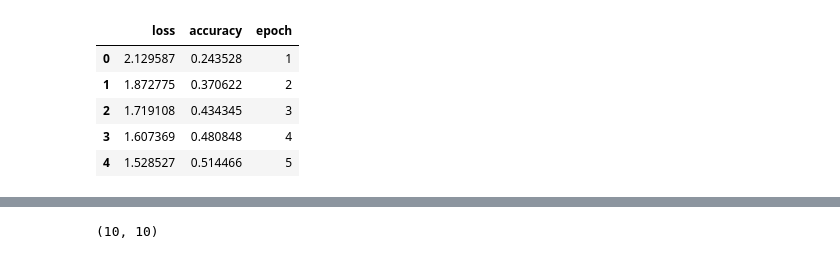
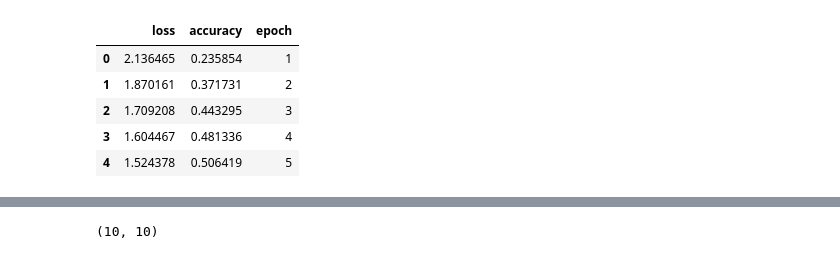
Before and after one commit to Epicosp/TextML, a Jupyter notebook: model_evaluation.ipynb, the cells around one changed output, grey strips where cells are left out. Drawn from its saved outputs; the diff is of its cells as text; code cells hidden in the pictures.

```diff
--- a/model_evaluation.ipynb
+++ b/model_evaluation.ipynb
@@ -1,24 +1,24 @@
 # %%
 # imports
 import pandas as pd
 import numpy as np
 import matplotlib.pyplot as plt
 import tensorflow as tf
 import tensorflow_text
 from tensorflow import keras
 import seaborn as sns
 
 # read model metric data, drop duplicated column
-df = pd.read_csv('saved_models/NLP_1/NLP_1.csv')
+df = pd.read_csv('Test_2/evaluation.csv')
 df = df.drop(labels ="Unnamed: 0", axis=1)
 df.head()
 # %% [output]
 |  | loss | accuracy | epoch |
-| 0 | 2.129587 | 0.243528 | 1 |
-| 1 | 1.872775 | 0.370622 | 2 |
-| 2 | 1.719108 | 0.434345 | 3 |
-| 3 | 1.607369 | 0.480848 | 4 |
-| 4 | 1.528527 | 0.514466 | 5 |
+| 0 | 2.136465 | 0.235854 | 1 |
+| 1 | 1.870161 | 0.371731 | 2 |
+| 2 | 1.709208 | 0.443295 | 3 |
+| 3 | 1.604467 | 0.481336 | 4 |
+| 4 | 1.524378 | 0.506419 | 5 |
 # %%
 # visualise accuracy after training
 plt.plot(df['accuracy'])
```
Also changed, not shown: parts of 13 cells of this notebook, 17 other files.
